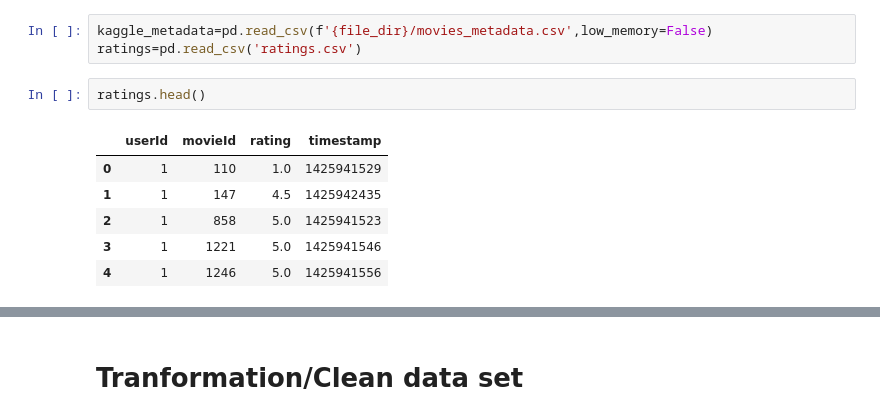
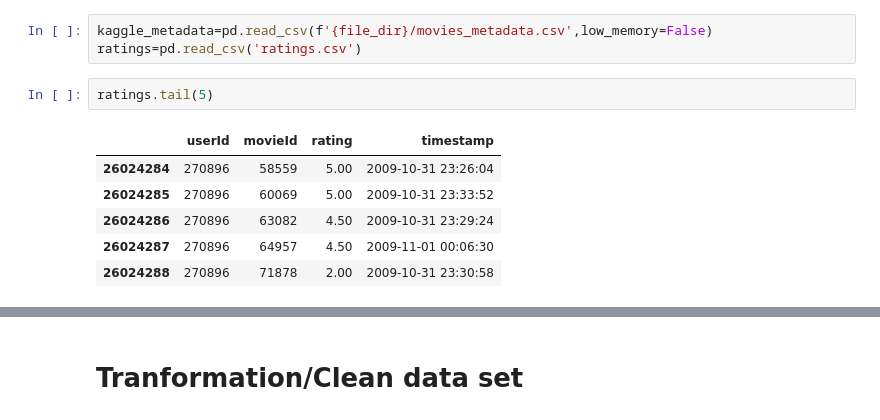
Before and after one commit to cathyxuxuxu/Movies-ETL, a Jupyter notebook: ETL_practice.ipynb, the cells around one changed output, grey strips where cells are left out. Drawn from its saved outputs; the diff is of its cells as text.

```diff
--- a/ETL_practice.ipynb
+++ b/ETL_practice.ipynb
@@ -28,15 +32,15 @@ len(wiki_movies_raw)
 # %%
 kaggle_metadata=pd.read_csv(f'{file_dir}/movies_metadata.csv',low_memory=False)
 ratings=pd.read_csv('ratings.csv')
-# %%
-ratings.head()
-# %% [output]
-|  | userId | movieId | rating | timestamp |
-| 0 | 1 | 110 | 1.0 | 1425941529 |
-| 1 | 1 | 147 | 4.5 | 1425942435 |
-| 2 | 1 | 858 | 5.0 | 1425941523 |
-| 3 | 1 | 1221 | 5.0 | 1425941546 |
-| 4 | 1 | 1246 | 5.0 | 1425941556 |
+# %%
+ratings.tail(5)
+# %% [output]
+|  | userId | movieId | rating | timestamp |
+| 26024284 | 270896 | 58559 | 5.00 | 2009-10-31 23:26:04 |
+| 26024285 | 270896 | 60069 | 5.00 | 2009-10-31 23:33:52 |
+| 26024286 | 270896 | 63082 | 4.50 | 2009-10-31 23:29:24 |
+| 26024287 | 270896 | 64957 | 4.50 | 2009-11-01 00:06:30 |
+| 26024288 | 270896 | 71878 | 2.00 | 2009-10-31 23:30:58 |
 # %%
 kaggle_metadata.sample(5)
 # %% [output]
```
Also changed, not shown: parts of 14 cells of this notebook.
